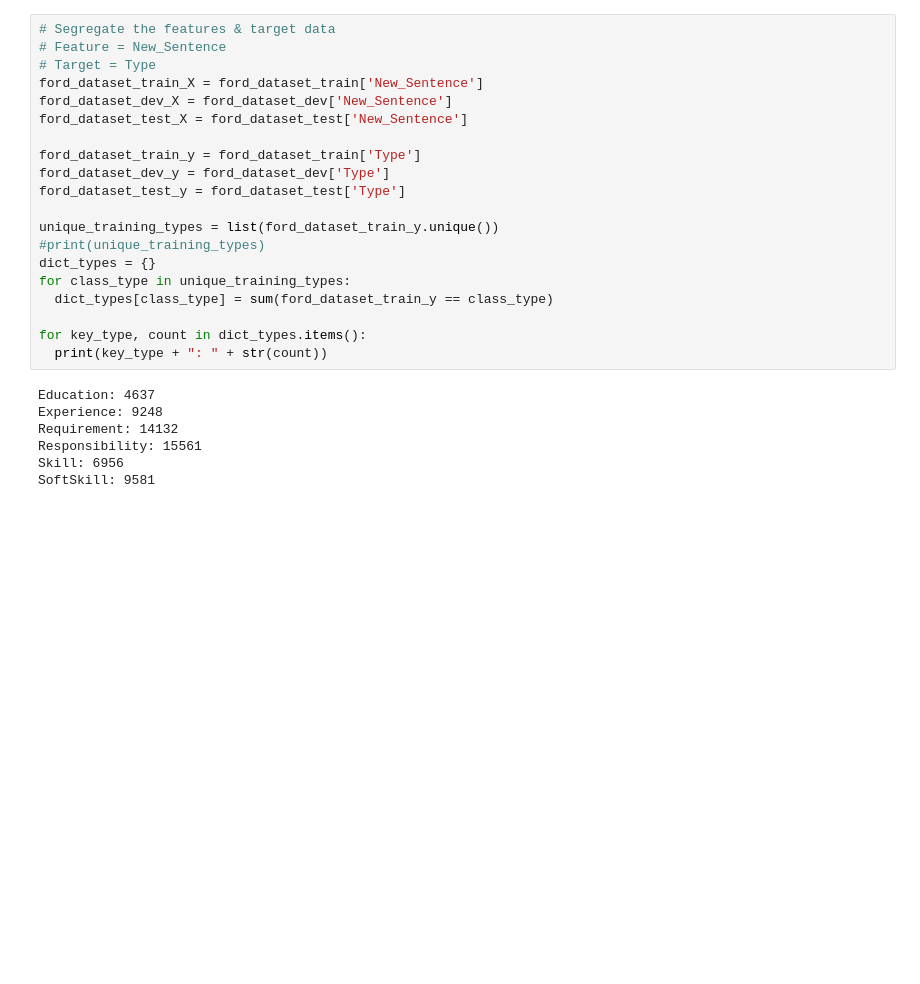
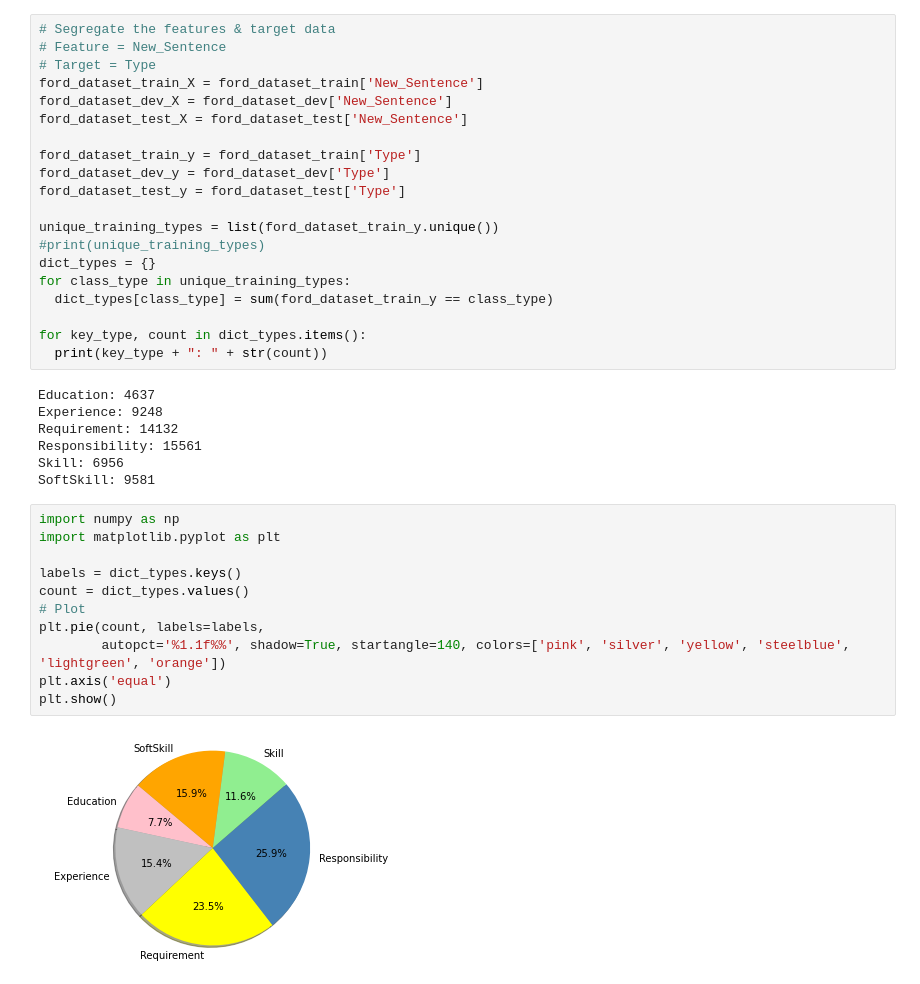
Before and after one commit to bolajkiran/Text-Classification-using-NBC, a Jupyter notebook: TextClassification_NBC_Assignment2_KiranBolaj.ipynb, the cells around one changed output. Cells and saved outputs as stored; diff of their text form; blank space fills up the shorter version.

```diff
--- a/TextClassification_NBC_Assignment2_KiranBolaj.ipynb
+++ b/TextClassification_NBC_Assignment2_KiranBolaj.ipynb
@@ -258,5 +244,18 @@ Requirement: 14132
 Responsibility: 15561
 Skill: 6956
 SoftSkill: 9581
+# %%
+import numpy as np
+import matplotlib.pyplot as plt
+
+labels = dict_types.keys()
+count = dict_types.values()
+# Plot
+plt.pie(count, labels=labels,
+        autopct='%1.1f%%', shadow=True, startangle=140, colors=['pink', 'silver', 'yellow', 'steelblue', 'lightgreen', 'orange'])
+plt.axis('equal')
+plt.show()
+# %% [output]
+[figure, added]
 # %%
 # Calculate Prior Probability of each class type
```
Also changed, not shown: parts of 27 cells of this notebook.
